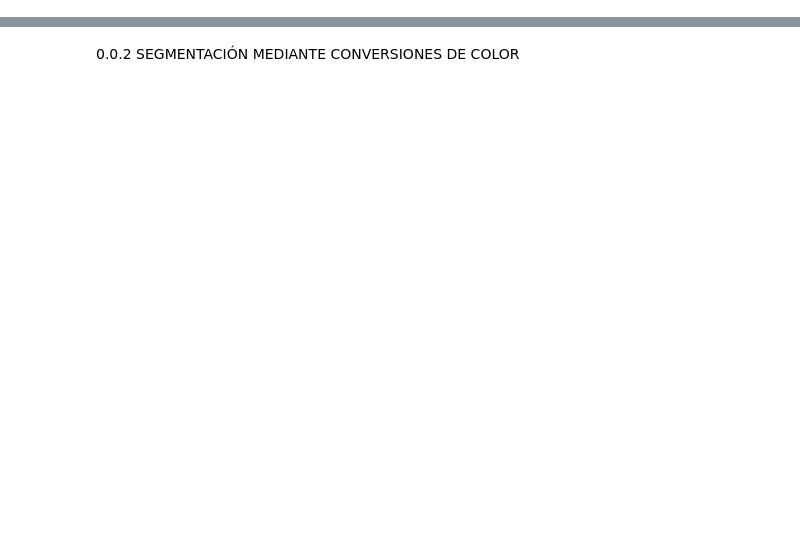
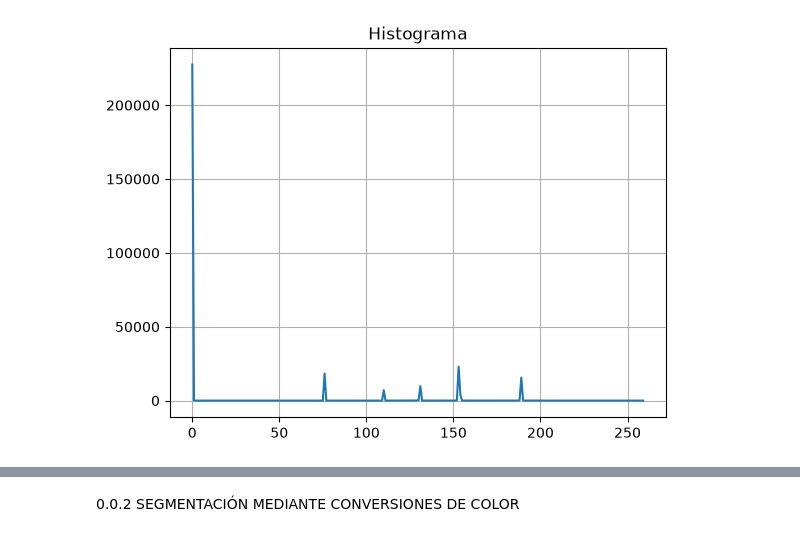
Before and after one commit to Ian-183/practica-machine-learning, a Jupyter notebook: 3_2_3_Image_segmentation.ipynb, the cells around one changed output, grey strips where cells are left out. Cells and saved outputs as stored; diff of their text form; code cells hidden in the pictures; blank space fills up the shorter version.

```diff
--- a/3_2_3_Image_segmentation.ipynb
+++ b/3_2_3_Image_segmentation.ipynb
@@ -41,15 +45,16 @@ plt.show()
 # %%
 # Calculamos el histograma
-hist = cv2.calcHist([gray_img], [0], None, [260], [0, 260]) # [0] son los␣
-↪canales, y es el canal gris None la máscara
+hist = cv2.calcHist([gray_img], [0], None, [260], [0, 260]) # [0] son los␣canales, y es el canal gris None la máscara
 plt.plot(hist)
 plt.grid()
 plt.title('Histograma')
 plt.show()
 # Otra forma de mostrar el histograma (solo visualización)
 # plt.hist(gray_img.ravel(), bins=50)
 # plt.grid(True)
 # plt.show()
+# %% [output]
+[figure, added]
 # %%
 # Fijamos el umbral en base al histograma anterior
 t = 50
```
Also changed, not shown: parts of 15 cells of this notebook, 3 other files.
